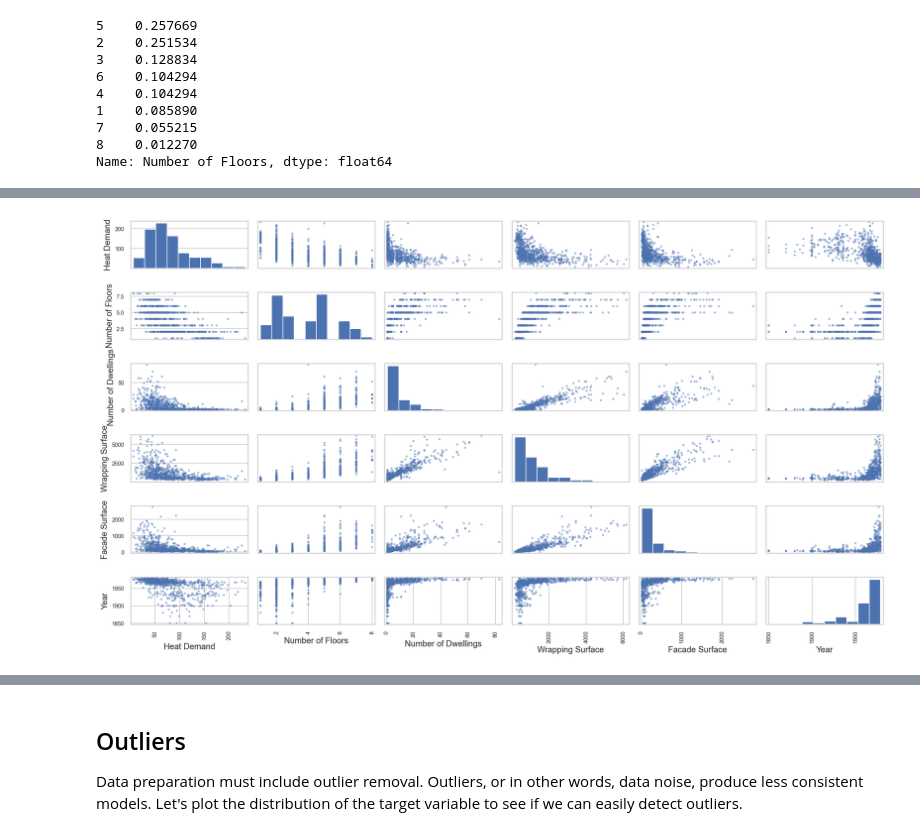
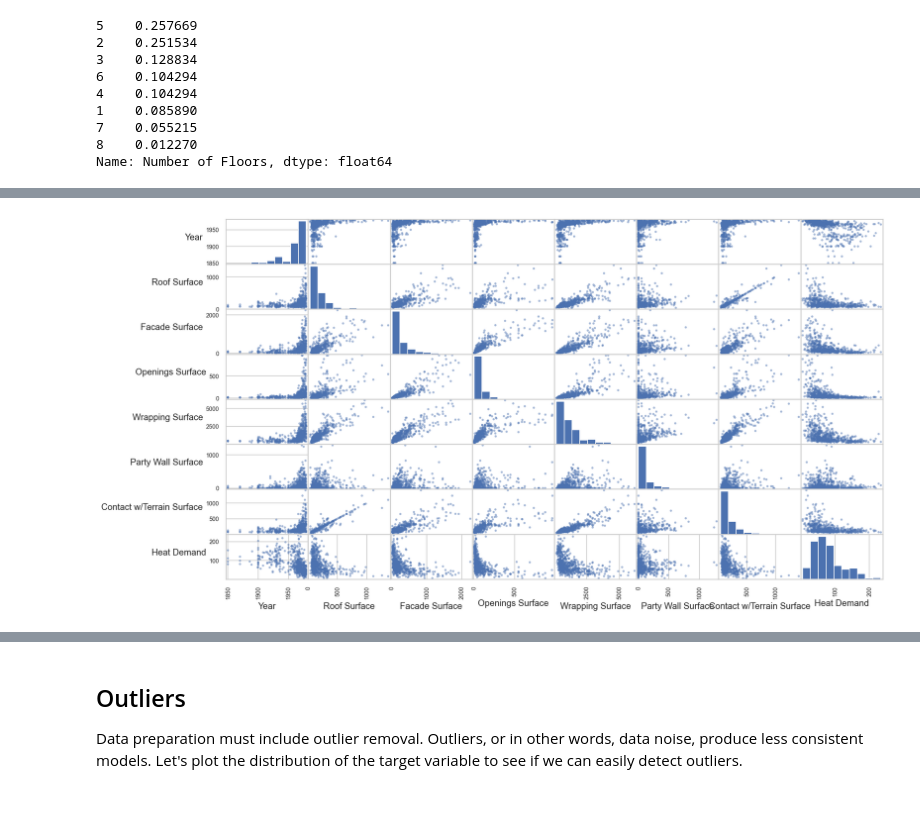
Before and after one commit to carlosdavila91/santboi_heatdemand, a Jupyter notebook: blog_short.ipynb, the cells around one changed output, grey strips where cells are left out. Drawn from its saved outputs; the diff is of its cells as text; code cells hidden in the pictures; blank space fills up the shorter version.

Commit message:
First revision. Remain from Model Selection and Training and on

```diff
--- a/blog_short.ipynb
+++ b/blog_short.ipynb
@@ -243,23 +243,26 @@ Univariate analysis was already performed. [Clic here to see more](https://githu
+# %%
+buildings = buildings_train_set.copy()
 # %%
 import matplotlib.patches as patches
 
-x = buildings_train_set["X Coord"]
-y = buildings_train_set["Y Coord"]
-s = buildings_train_set["Number of Dwellings"]
-c = buildings_train_set["Heat Demand"]
-label = buildings_train_set["Number of Dwellings"]
+x = buildings["X Coord"]
+y = buildings["Y Coord"]
+s = buildings["Number of Dwellings"]
+hd = buildings["Heat Demand"]
+label = buildings["Number of Dwellings"]
 cmap=plt.get_cmap('jet')
 
 sb_map = plt.imread("img/map.png")
 bbox = (2.024, 2.049, 41.334, 41.355)
 
-fig = plt.figure(figsize=(4*6,3*6))
+fig = plt.figure(figsize=(4*7,3*7))
 ax = plt.subplot(221)
-scat = plt.scatter(x=x, y=y, label=label, alpha=0.4, s=s*2.5, c=c, cmap=cmap)
+scat = plt.scatter(x=x, y=y, label=label, alpha=0.4, s=s*10, c=hd, cmap=cmap)
 ax.set_xlim(bbox[0],bbox[1])
 ax.set_ylim(bbox[2],bbox[3])
 plt.imshow(sb_map, zorder=0, extent = bbox, aspect='equal')
 plt.colorbar(scat, label="Heat Demand")
+ax.legend(["Number of Dwellings"])
 
 plt.show()
 # %% [output]
@@ -327,10 +334,13 @@ As there is only one instance from the year 1700, it is removed from the plots t
 # %%
 from pandas.plotting import scatter_matrix
 
-attributes=["Heat Demand", "Number of Floors", "Number of Dwellings",
-            "Wrapping Surface", "Facade Surface", "Year"]
-scatter_matrix(buildings[buildings.Year > 1800][attributes], figsize=(16,9))
-plt.tight_layout()
+exclude = ["X Coord", "Y Coord", "Number of Floors", "Number of Courtyards", "Number of Dwellings"]
+sm = scatter_matrix(buildings.loc[buildings.Year > 1800, [c for c in buildings.columns if c not in exclude]], figsize=(16,9))
+for subaxis in sm:
+    for ax in subaxis:
+        l = ax.get_ylabel()
+        ax.set_ylabel(l, rotation=0, ha="right")
+
 plt.show()
 # %% [output]
-[figure, old version]
+[figure, new version]
```
Also changed, not shown: parts of 117 cells of this notebook.
